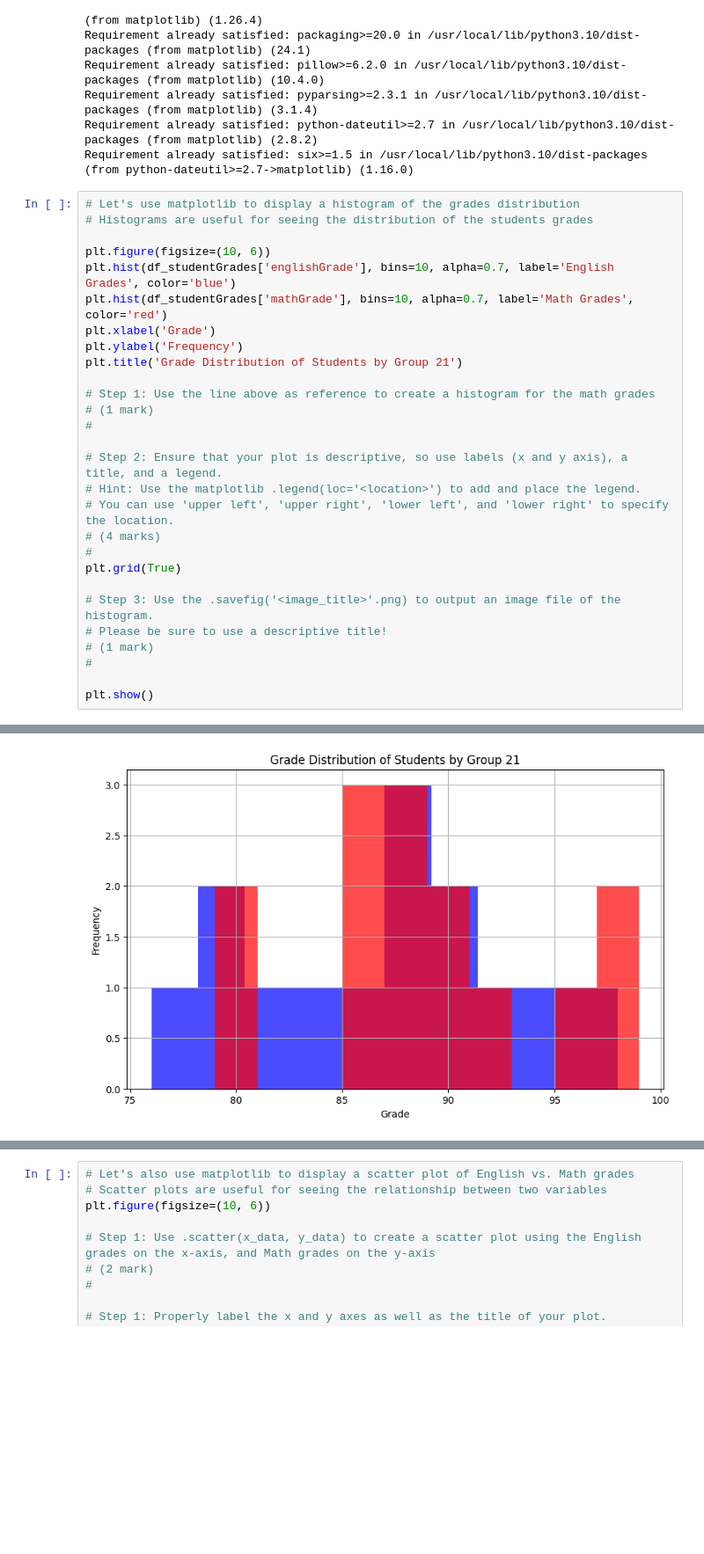
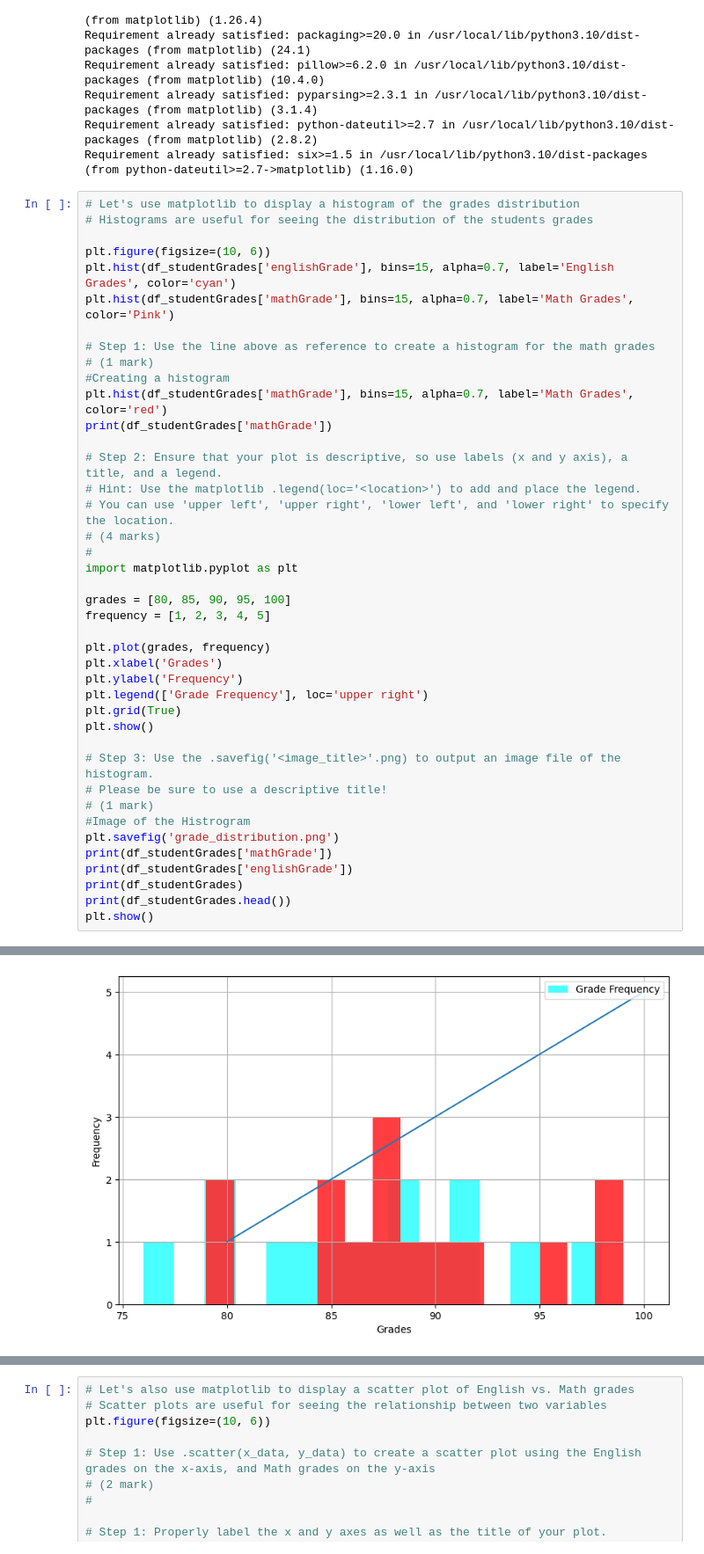
Before and after one commit to ParthoProtimDas715/engg680_2024_fall, a Jupyter notebook: Lab_Assignment1/StudentGradeManagementSystem.ipynb, the cells around one changed output, grey strips where cells are left out. Shown at 88% size. Saved outputs shown, nothing was run; the diff lists cells and outputs as text; blank space fills up the shorter version.

```diff
--- a/Lab_Assignment1/StudentGradeManagementSystem.ipynb
+++ b/Lab_Assignment1/StudentGradeManagementSystem.ipynb
@@ -468,27 +468,40 @@ Requirement already satisfied: six>=1.5 in /usr/local/lib/python3.10/dist-packag
 # Histograms are useful for seeing the distribution of the students grades
 
 plt.figure(figsize=(10, 6))
-plt.hist(df_studentGrades['englishGrade'], bins=10, alpha=0.7, label='English Grades', color='blue')
-plt.hist(df_studentGrades['mathGrade'], bins=10, alpha=0.7, label='Math Grades', color='red')
-plt.xlabel('Grade')
-plt.ylabel('Frequency')
-plt.title('Grade Distribution of Students by Group 21')
+plt.hist(df_studentGrades['englishGrade'], bins=15, alpha=0.7, label='English Grades', color='cyan')
+plt.hist(df_studentGrades['mathGrade'], bins=15, alpha=0.7, label='Math Grades', color='Pink')
 
 # Step 1: Use the line above as reference to create a histogram for the math grades
 # (1 mark)
-#
+#Creating a histogram
+plt.hist(df_studentGrades['mathGrade'], bins=15, alpha=0.7, label='Math Grades', color='red')
+print(df_studentGrades['mathGrade'])
 
 # Step 2: Ensure that your plot is descriptive, so use labels (x and y axis), a title, and a legend.
 # Hint: Use the matplotlib .legend(loc='<location>') to add and place the legend.
 # You can use 'upper left', 'upper right', 'lower left', and 'lower right' to specify the location.
 # (4 marks)
 #
+import matplotlib.pyplot as plt
+
+grades = [80, 85, 90, 95, 100]
+frequency = [1, 2, 3, 4, 5]
+
+plt.plot(grades, frequency)
+plt.xlabel('Grades')
+plt.ylabel('Frequency')
+plt.legend(['Grade Frequency'], loc='upper right')
 plt.grid(True)
+plt.show()
 
 # Step 3: Use the .savefig('<image_title>'.png) to output an image file of the histogram.
 # Please be sure to use a descriptive title!
 # (1 mark)
-#
-
+#Image of the Histrogram
+plt.savefig('grade_distribution.png')
+print(df_studentGrades['mathGrade'])
+print(df_studentGrades['englishGrade'])
+print(df_studentGrades)
+print(df_studentGrades.head())
 plt.show()
 # %% [output]
@@ -495 +523 @@ plt.show()
-[figure, old version]
+[figure, new version]
```
Also changed, not shown: parts of 1 cell of this notebook.
